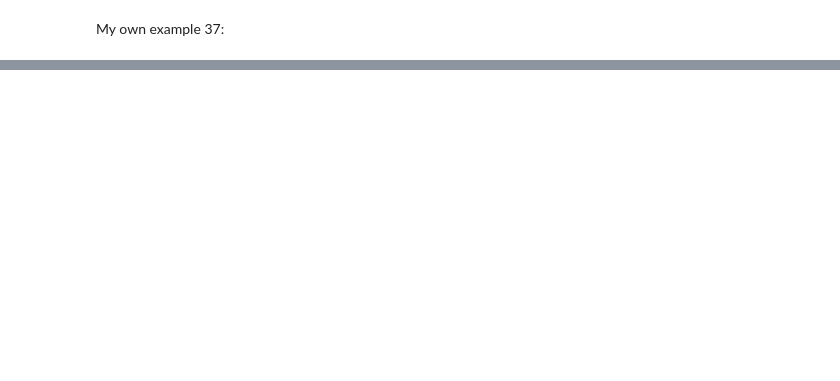
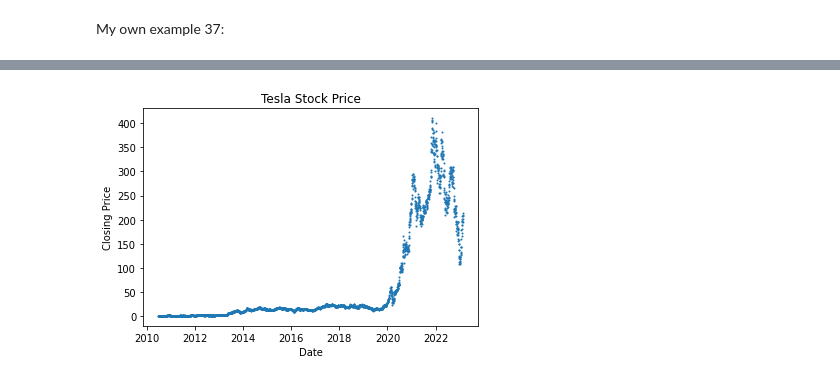
Before and after one commit to JuanLara18/AlgorithmsUN2023I, a Jupyter notebook: Lab 1/jlara_Lab1.ipynb, the cells around one changed output, grey strips where cells are left out. Saved outputs shown, nothing was run; the diff lists cells and outputs as text; code cells hidden in the pictures; blank space fills up the shorter version.

```diff
--- a/Lab 1/jlara_Lab1.ipynb
+++ b/Lab 1/jlara_Lab1.ipynb
@@ -324,0 +566,17 @@ My own example 37:
+# %%
+import yfinance as yf
+import pandas as pd
+import numpy as np
+import matplotlib.pyplot as plt
+
+# Tesla
+tesla = yf.Ticker("TSLA")
+tesla_df = tesla.history(period="max")
+
+plt.plot(tesla_df.index, tesla_df["Close"], 'o', markersize=1)
+plt.xlabel("Date")
+plt.ylabel("Closing Price")
+plt.title("Tesla Stock Price")
+plt.show()
+# %% [output]
+[figure, added]
```
Also changed, not shown: parts of 50 cells of this notebook.
